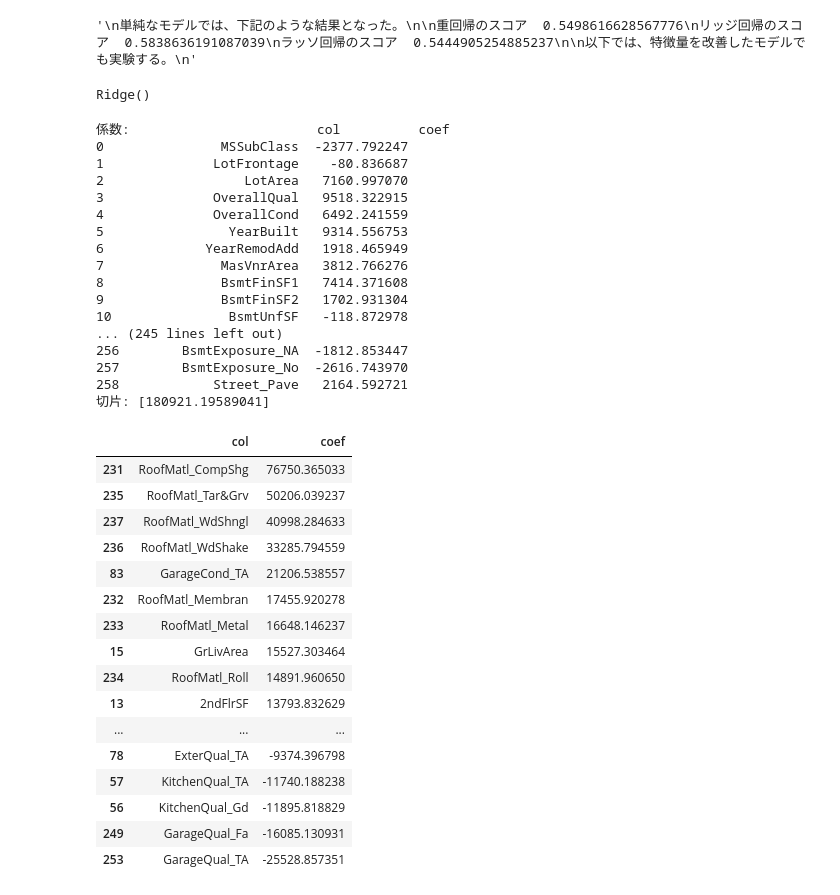
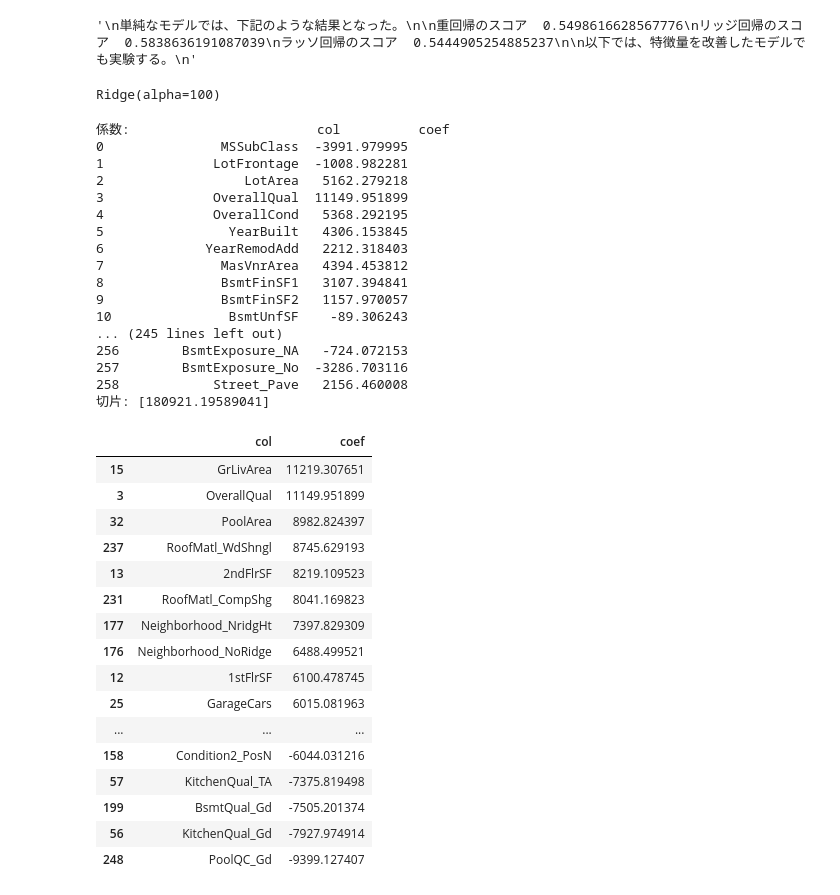
Before and after one commit to Udon-datascience/opendata_analysis, a Jupyter notebook: 4/4_analysis.ipynb, the cells around one changed output. Saved outputs shown, nothing was run; the diff lists cells and outputs as text; code cells hidden in the pictures.

Commit message:
improve model

```diff
--- a/4/4_analysis.ipynb
+++ b/4/4_analysis.ipynb
@@ -154,18 +155,17 @@ best_alpha = 0
 
 #alpha（Fの係数）を1~100まで変化させて実験
 for i in range(1,101):
-    num = i
-    ridgeModel = Ridge(random_state = 0,alpha = num)
+    ridgeModel = Ridge(random_state = 0, alpha = i)
     all_result = cross_validate(ridgeModel, sc_x, df_y, cv = kf, scoring = 'r2', return_train_score = True)
     result = sum(all_result['test_score'])/len(all_result['test_score'])
     if result > best_ridgescore:
         best_ridgescore = result
-        best_alpha = num
+        best_alpha = i
 print(f'正則化項＝{best_alpha}　リッジ回帰のスコア＝{best_ridgescore}')
 
 #完成したリッジ回帰モデルで学習
-model2 = Ridge(alpha = (best_alpha/100))
+model2 = Ridge(alpha = best_alpha)
 result = cross_validate(model2, sc_x, df_y, cv = kf, scoring = 'r2', return_train_score = True)
-print(f'完成したモデルのスコア＝{sum(result['test_score'])/len(result['test_score'])}')
+print(f'完成したmodel2のスコア＝{sum(result['test_score'])/len(result['test_score'])}')
 # %% [output]
 正則化項＝100　リッジ回帰のスコア＝0.7773772831801897
@@ -208,7 +207,7 @@ print(f'完成したモデルのスコア＝{sum(result['test_score'])/len(resul
 # %%
 model2.fit(sc_x, df_y)
 # %% [output]
-Ridge()
+Ridge(alpha=100)
 # %%
 #リッジ回帰の係数と切片の確認
 coef_df = pd.DataFrame({
@@ -219,45 +218,42 @@ print(f'係数: {coef_df }')
 print(f'切片: {model2.intercept_}')
 # %% [output]
 係数:                        col          coef
-0               MSSubClass  -2377.792247
-1              LotFrontage    -80.836687
-2                  LotArea   7160.997070
-3              OverallQual   9518.322915
-4              OverallCond   6492.241559
-5                YearBuilt   9314.556753
-6             YearRemodAdd   1918.465949
-7               MasVnrArea   3812.766276
-8               BsmtFinSF1   7414.371608
-9               BsmtFinSF2   1702.931304
-10               BsmtUnfSF   -118.872978
+0               MSSubClass  -3991.979995
+1              LotFrontage  -1008.982281
+2                  LotArea   5162.279218
+3              OverallQual  11149.951899
+4              OverallCond   5368.292195
+5                YearBuilt   4306.153845
+6             YearRemodAdd   2212.318403
+7               MasVnrArea   4394.453812
+8               BsmtFinSF1   3107.394841
+9               BsmtFinSF2   1157.970057
+10               BsmtUnfSF    -89.306243
 ... (245 lines left out)
-256        BsmtExposure_NA  -1812.853447
-257        BsmtExposure_No  -2616.743970
-258            Street_Pave   2164.592721
+256        BsmtExposure_NA   -724.072153
+257        BsmtExposure_No  -3286.703116
+258            Street_Pave   2156.460008
 切片: [180921.19589041]
 # %%
-pd.set_option('display.max_columns', None)
-# 行を省略せずに表示
-pd.set_option('display.max_rows', None)
 coef_df.sort_values('coef', ascending=False)
 # %% [output]
 |  | col | coef |
-| 231 | RoofMatl_CompShg | 76750.365033 |
-| 235 | RoofMatl_Tar&Grv | 50206.039237 |
-| 237 | RoofMatl_WdShngl | 40998.284633 |
-| 236 | RoofMatl_WdShake | 33285.794559 |
-| 83 | GarageCond_TA | 21206.538557 |
-| 232 | RoofMatl_Membran | 17455.920278 |
-| 233 | RoofMatl_Metal | 16648.146237 |
-| 15 | GrLivArea | 15527.303464 |
-| 234 | RoofMatl_Roll | 14891.960650 |
-| 13 | 2ndFlrSF | 13793.832629 |
+| 15 | GrLivArea | 11219.307651 |
+| 3 | OverallQual | 11149.951899 |
+| 32 | PoolArea | 8982.824397 |
+| 237 | RoofMatl_WdShngl | 8745.629193 |
+| 13 | 2ndFlrSF | 8219.109523 |
+| 231 | RoofMatl_CompShg | 8041.169823 |
+| 177 | Neighborhood_NridgHt | 7397.829309 |
+| 176 | Neighborhood_NoRidge | 6488.499521 |
+| 12 | 1stFlrSF | 6100.478745 |
+| 25 | GarageCars | 6015.081963 |
 | ... | ... | ... |
-| 78 | ExterQual_TA | -9374.396798 |
-| 57 | KitchenQual_TA | -11740.188238 |
-| 56 | KitchenQual_Gd | -11895.818829 |
-| 249 | GarageQual_Fa | -16085.130931 |
-| 253 | GarageQual_TA | -25528.857351 |
+| 158 | Condition2_PosN | -6044.031216 |
+| 57 | KitchenQual_TA | -7375.819498 |
+| 199 | BsmtQual_Gd | -7505.201374 |
+| 56 | KitchenQual_Gd | -7927.974914 |
+| 248 | PoolQC_Gd | -9399.127407 |
 # %%
 '''
 NAが複数行にかけて同一の意味をもつもの
```
Also changed, not shown: parts of 10 cells of this notebook, 1 other file.
